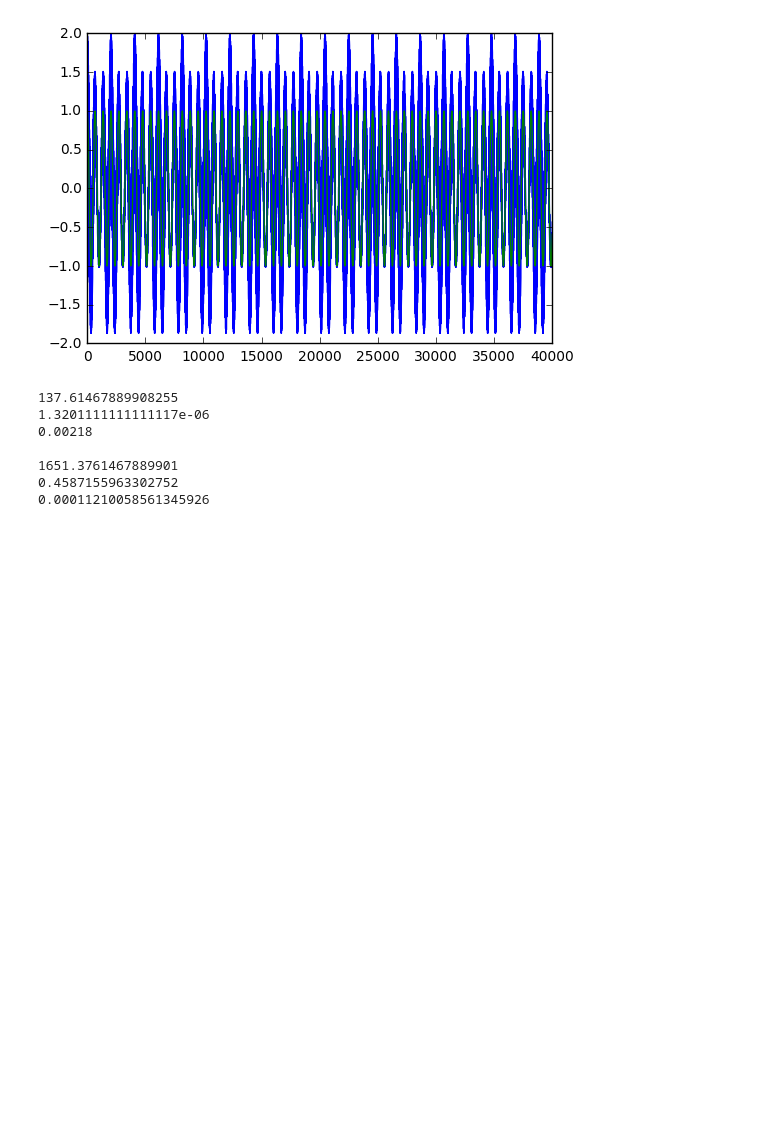
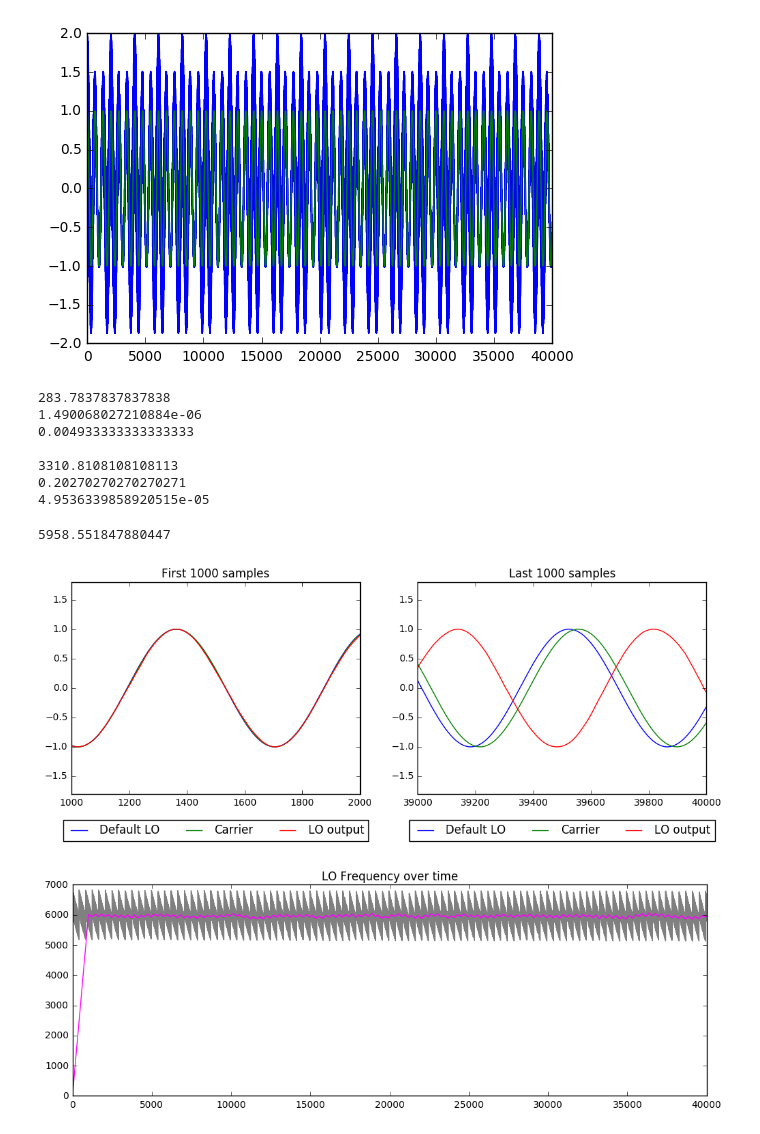
Before and after one commit to psas/gps, a Jupyter notebook: notebooks/Carrier_Tracking.ipynb, the cells around one changed output. Saved outputs shown, nothing was run; the diff lists cells and outputs as text; code cells hidden in the pictures; blank space fills up the shorter version.

```diff
--- a/notebooks/Carrier_Tracking.ipynb
+++ b/notebooks/Carrier_Tracking.ipynb
@@ -80,10 +80,10 @@ plt.show()
 # %% [output]
 [figure]
 # %%
-zeta = .15
-bandwidth = 125#10
-k = .025#222.25#1100
-interval=10
+zeta = .7
+bandwidth = 150#10
+k = .12#222.25#1100
+interval=.001
 
 wn = bandwidth * 8 * zeta /\
     (4 * zeta ** 2 + 1)
@@ -101,20 +101,20 @@ print(t2/t1)
 print(.001/t2)
 print((1/fs)/t2)
 # %% [output]
-137.61467889908255
-1.3201111111111117e-06
-0.00218
+283.7837837837838
+1.490068027210884e-06
+0.004933333333333333
 
-1651.3761467889901
-0.4587155963302752
-0.00011210058561345926
+3310.8108108108113
+0.20270270270270271
+4.9536339858920515e-05
 # %%
 #set the signal
 
 signal = pop1
 fs = 4.092*10**6 # Sampling Frequency [Hz]
-interval = 1/fs #Summation interval
-LObase = 6010 #base frequency of Local Oscillator
+#interval = 1/fs #Summation interval
+LObase = 6005#base frequency of Local Oscillator
 
 #Local Oscillator output
 LOout = np.zeros(len(pop1), dtype='complex')
@@ -150,3 +150,55 @@ for n, s in enumerate(signal):
     #Calculate next reference frequency sample
     if (n<len(signal)-1):
         LOout[n + 1] = LOout[n] * np.exp(1j * 2 * np.pi * (refFreq/fs))
+# %%
+#Filter LO frequency
+bsize = 1000
+filteredLOFilter = np.zeros(bsize)
+filteredLOFreq = np.zeros(len(signal))
+for q in range(len(signal)):
+    filteredLOFilter[q % bsize] = LOFreq[q]
+    filteredLOFreq[q] = sum(filteredLOFilter)/len(filteredLOFilter)
+
+np.mean(filteredLOFreq[2000::])
+# %% [output]
+5958.551847880447
+# %%
+#Make a signal representing a LO without feedback
+LODefault = makWav(LObase, 0, len(signal))
+
+plt.figure(figsize=(12, 4))
+plt.subplot(1,2,1)
+xax = range(1000, 2000)
+plt.plot(xax, np.real(LODefault)[1000:2000], label = 'Default LO')
+plt.plot(xax, np.real(carr1)[1000:2000], label = 'Carrier')
+plt.plot(xax, np.real(LOout)[1000:2000], label = 'LO output')
+plt.ylim([-1.8, 1.8])
+plt.title("First 1000 samples")
+
+plt.legend(loc='lower center', bbox_to_anchor=(0.5, -.25),
+          ncol=3)
+
+plt.subplot(1,2,2)
+xax = range(len(signal)-1000, len(signal))
+
+plt.plot(xax, np.real(LODefault)[-1001:-1], label = 'Default LO')
+plt.plot(xax, np.real(carr1)[-1001:-1], label = 'Carrier')
+plt.plot(xax, np.real(LOout)[-1001:-1], label = 'LO output')
+plt.ylim([-1.8, 1.8])
+
+plt.legend(loc='lower center', bbox_to_anchor=(0.5, -.25),
+          ncol=3)
+
+plt.title("Last 1000 samples")
+plt.show()
+
+
+plt.figure(figsize=(12, 4))
+plt.plot(LOFreq, color = 'gray')
+plt.plot(filteredLOFreq, color = 'magenta')
+#plt.ylim([LObase-400, LObase+400])
+plt.title("LO Frequency over time")
+plt.show()
+# %% [output]
+[figure, added]
+[figure, added]
```
Also changed, not shown: parts of 10 cells of this notebook.
